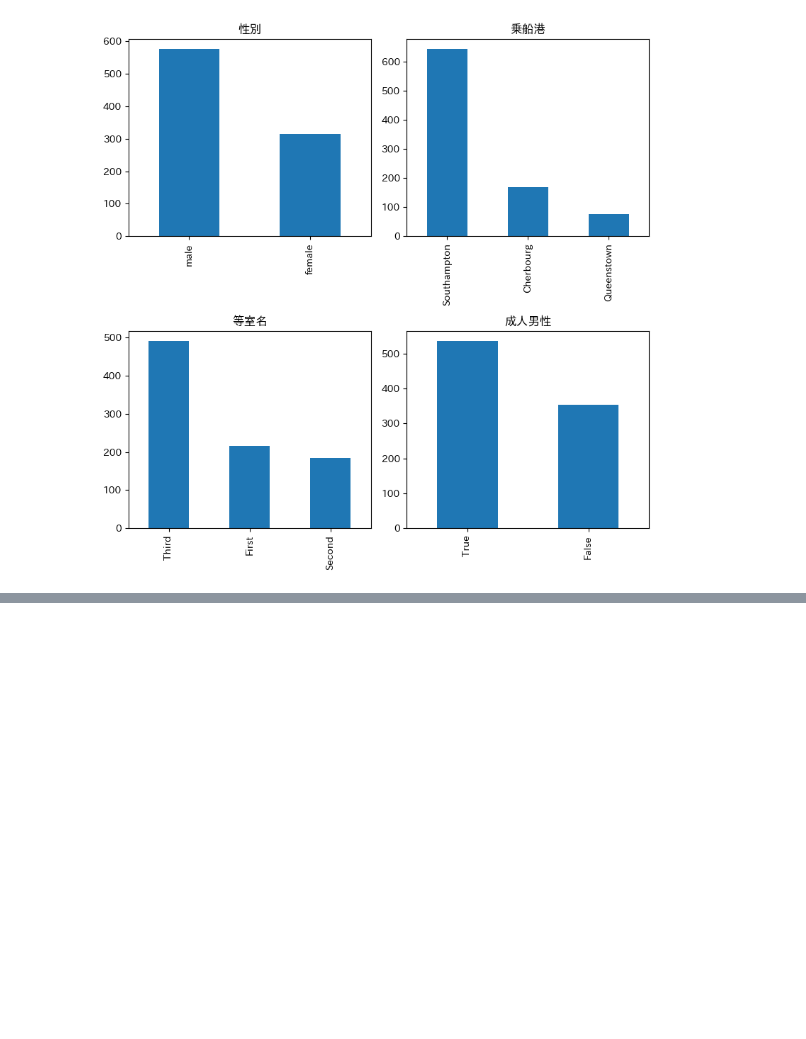
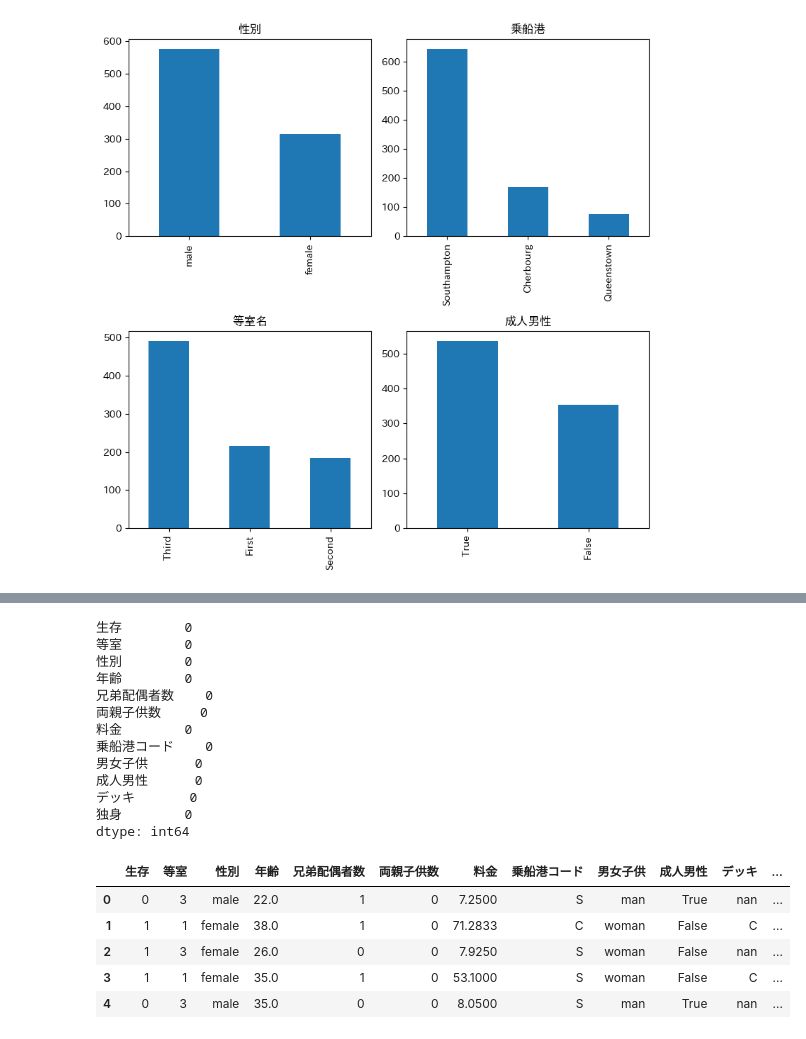
Before and after one commit to Syozaburo/Machine_learning_practice, a Jupyter notebook: Titanic_dataset.ipynb, the cells around one changed output, grey strips where cells are left out. Drawn from its saved outputs; the diff is of its cells as text; code cells hidden in the pictures; blank space fills up the shorter version.

```diff
--- a/Titanic_dataset.ipynb
+++ b/Titanic_dataset.ipynb
@@ -119,0 +170,40 @@ plt.show()
+# %%
+#乗船港コード: 欠損行数が２件と少ない -> 行ごと削除する
+#dropna関数を利用する
+df4 = df3.dropna(subset = ['乗船港コード'])
+
+#年齢: 数値データであり欠損行数が177件とかなり多い -> 他データの平均値で代用
+#平均値の計算
+age_average = df4['年齢'].mean()
+#fillna関数の利用
+df5 = df4.fillna({'年齢': age_average})
+
+#デッキ: ラベル値データであり欠損行数が688件と相当多い
+#-> 欠損を意味するダミーコードを振って全行を処理対象とする
+#デッキ列の属性を変更してfillna関数でnullを埋める(ダミーコードは'N'とする)
+df5['デッキ'] = df5['デッキ'].astype(np.str)
+df6 = df5.fillna({'デッキ':'N'})
+# %%
+display(df6.isnull().sum())
+
+display(df6.head())
+# %% [output]
+生存        0
+等室        0
+性別        0
+年齢        0
+兄弟配偶者数    0
+両親子供数     0
+料金        0
+乗船港コード    0
+男女子供      0
+成人男性      0
+デッキ       0
+独身        0
+dtype: int64
+|  | 生存 | 等室 | 性別 | 年齢 | 兄弟配偶者数 | 両親子供数 | 料金 | 乗船港コード | 男女子供 | 成人男性 | デッキ | ... |
+| 0 | 0 | 3 | male | 22.0 | 1 | 0 | 7.2500 | S | man | True | nan | ... |
+| 1 | 1 | 1 | female | 38.0 | 1 | 0 | 71.2833 | C | woman | False | C | ... |
+| 2 | 1 | 3 | female | 26.0 | 0 | 0 | 7.9250 | S | woman | False | nan | ... |
+| 3 | 1 | 1 | female | 35.0 | 1 | 0 | 53.1000 | S | woman | False | C | ... |
+| 4 | 0 | 3 | male | 35.0 | 0 | 0 | 8.0500 | S | man | True | nan | ... |
```
Also changed, not shown: parts of 10 cells of this notebook, 1 other file.
